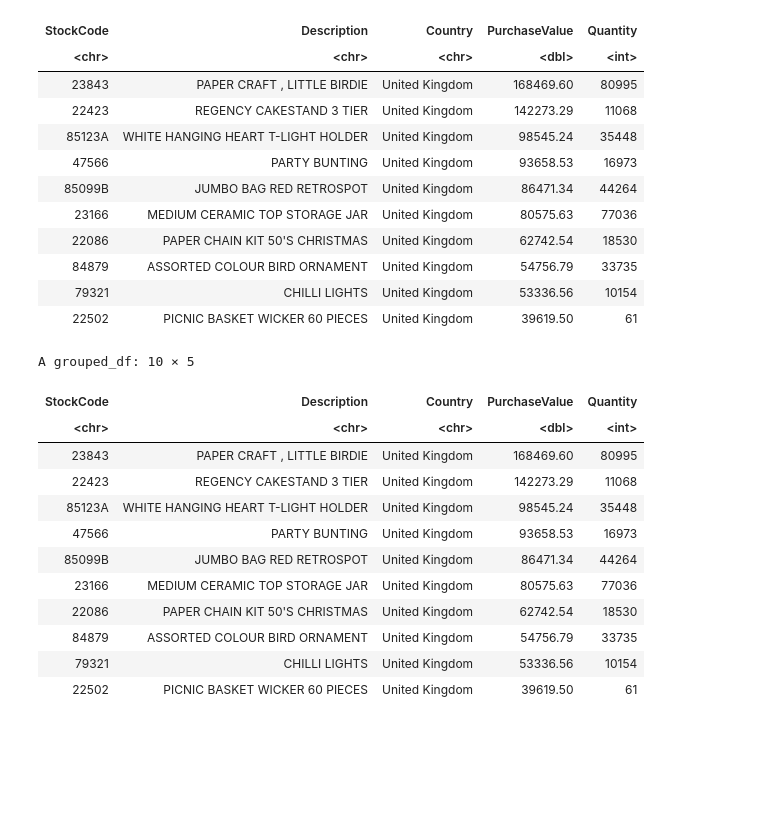
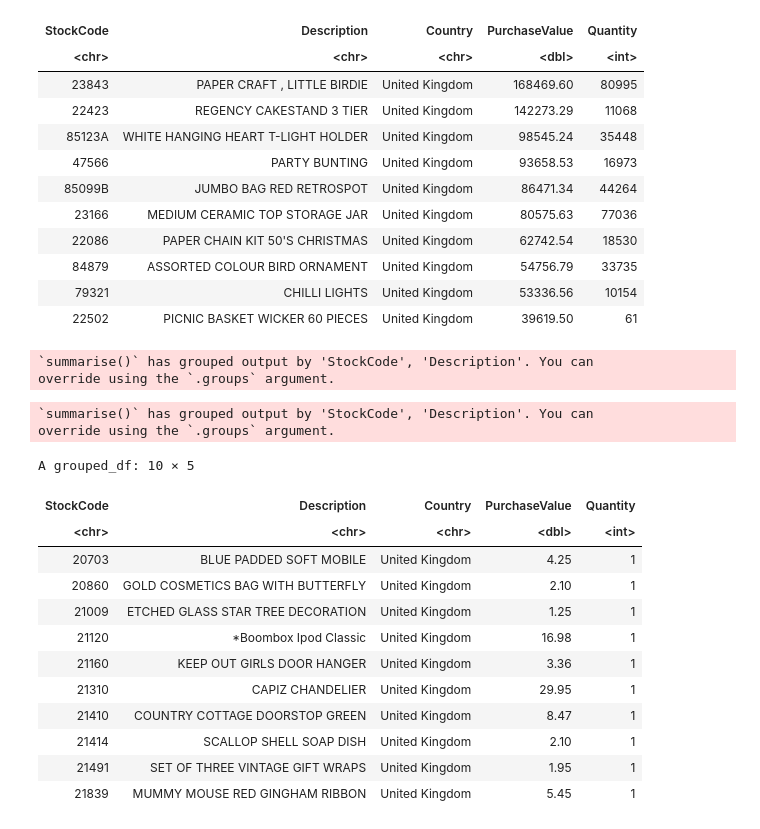
Before and after one commit to MrHolyveira/Analise-Bagy, a Jupyter notebook: R/main.ipynb, the cells around one changed output. Drawn from its saved outputs; the diff is of its cells as text; code cells hidden in the pictures; blank space fills up the shorter version.

```diff
--- a/R/main.ipynb
+++ b/R/main.ipynb
@@ -280,10 +280,9 @@ insight3.1 <- df %>% select(StockCode, Description,PurchaseValue, Country,Quanti
     filter( PurchaseValue > 0, Country == "United Kingdom") %>%
     group_by(StockCode, Description,Country) %>%
     summarise(PurchaseValue = sum(PurchaseValue), Quantity = sum(Quantity)) %>%
-    arrange(desc(PurchaseValue))  %>%
-    head(10)
+    arrange(desc(PurchaseValue))
 
-insight3.1
+insight3.1 %>% head(10)
 # %% [output]
 `summarise()` has grouped output by 'StockCode', 'Description'. You can
 override using the `.groups` argument.
@@ -303,46 +309,49 @@ A grouped_df: 10 × 5
+# %%
+
+# Insight 3.2: Relação de produtos que tiveram os menores valores de compra dentro do país com maior volume de vendas (Reino Unido).
+
+insight3.2 <- df %>% select(StockCode, Description,PurchaseValue, Country,Quantity)  %>%
+    filter( PurchaseValue > 0, Country == "United Kingdom") %>%
+    group_by(StockCode, Description,Country) %>%
+    summarise(PurchaseValue = sum(PurchaseValue), Quantity = sum(Quantity)) %>%
+    arrange(PurchaseValue)
+insight3.2 %>% head(10)
+# %% [output]
+`summarise()` has grouped output by 'StockCode', 'Description'. You can
+override using the `.groups` argument.
 # %%
-
-# Insight 3.2: Relação de produtos menos vendidos dentro do país com maior volume de vendas (Reino Unido).
-
-insight3.2 <- insight3.1 %>%
-    arrange(PurchaseValue) %>%
-    head(10)
-
-insight3.1 <- insight3.1 %>%
-    arrange(desc(PurchaseValue))  %>%
-    head(10)
-
-plotInsight3.1 <- ggplot(data = insight3.1, aes(x = reorder(Description, -PurchaseValue), y = PurchaseValue, fill = Description))+
-    geom_bar(stat='identity')+
-    theme( plot.title = element_text(hjust = 0.5, size = 24),axis.text.y = element_text(size = 20, hjust = 1), , axis.text.x = element_text(angle = 80, size = 20, hjust = 1),panel.background = element_rect(fill = 'grey'),) +
-    scale_fill_manual(values = pinkColors)+
-    labs(title="Insight 3.1: Os 10 Items mais vendidos no Reino Unido ",x ="Description", y = "PurchaseValue",fill="none") +
-    guides(fill="none")
-
-
 plotInsight3.2 <- ggplot(data = insight3.2, aes(x = reorder(Description, PurchaseValue), y = PurchaseValue, fill = Description))+
     geom_bar(stat='identity')+
     #theme(axis.text.y = element_text(size = 20, hjust = 1), axis.text.x = element_text(angle = 80, size = 20, hjust = 1)) +
     theme( plot.title = element_text(hjust = 0.5, size = 24),axis.text.y = element_text(size = 20, hjust = 1), , axis.text.x = element_text(angle = 80, size = 20, hjust = 1),panel.background = element_rect(fill = 'grey'),) +
     scale_fill_manual(values = pinkColors)+
-    labs(title="Insight 3.1: Os 10 Items menos vendidos no Reino Unido ",x ="Description", y = "PurchaseValue",fill="none") +
+    labs(title="Insight 3.2: Os 10 Items com menor valor de compra no Reino Unido ",x ="Description", y = "PurchaseValue",fill="none") +
     guides(fill="none")
-# %%
-insight3.2
-# %% [output]
-A grouped_df: 10 × 5
-| StockCode | Description | Country | PurchaseValue | Quantity |
-| <chr> | <chr> | <chr> | <dbl> | <int> |
-| 23843 | PAPER CRAFT , LITTLE BIRDIE | United Kingdom | 168469.60 | 80995 |
-| 22423 | REGENCY CAKESTAND 3 TIER | United Kingdom | 142273.29 | 11068 |
-| 85123A | WHITE HANGING HEART T-LIGHT HOLDER | United Kingdom | 98545.24 | 35448 |
-| 47566 | PARTY BUNTING | United Kingdom | 93658.53 | 16973 |
-| 85099B | JUMBO BAG RED RETROSPOT | United Kingdom | 86471.34 | 44264 |
-| 23166 | MEDIUM CERAMIC TOP STORAGE JAR | United Kingdom | 80575.63 | 77036 |
-| 22086 | PAPER CHAIN KIT 50'S CHRISTMAS | United Kingdom | 62742.54 | 18530 |
-| 84879 | ASSORTED COLOUR BIRD ORNAMENT | United Kingdom | 54756.79 | 33735 |
-| 79321 | CHILLI LIGHTS | United Kingdom | 53336.56 | 10154 |
-| 22502 | PICNIC BASKET WICKER 60 PIECES | United Kingdom | 39619.50 | 61 |
+# %%
+# Insight 3.3: Relação dos produtos menos comprados (Quantidade) dentro do país com maior volume de vendas (Reino Unido).
+# OBS: Existem cerca de 86 produtos que só venderam 1 unidade.
+insight3.3 <- df %>% select(StockCode, Description,PurchaseValue, Country,Quantity)  %>%
+    filter( PurchaseValue > 0, Country == "United Kingdom") %>%
+    group_by(StockCode, Description,Country) %>%
+    summarise(PurchaseValue = sum(PurchaseValue), Quantity = sum(Quantity)) %>%
+    arrange(Quantity)
+insight3.3 %>% head(10)
+# %% [output]
+`summarise()` has grouped output by 'StockCode', 'Description'. You can
+override using the `.groups` argument.
+A grouped_df: 10 × 5
+| StockCode | Description | Country | PurchaseValue | Quantity |
+| <chr> | <chr> | <chr> | <dbl> | <int> |
+| 20703 | BLUE PADDED SOFT MOBILE | United Kingdom | 4.25 | 1 |
+| 20860 | GOLD COSMETICS BAG WITH BUTTERFLY | United Kingdom | 2.10 | 1 |
+| 21009 | ETCHED GLASS STAR TREE DECORATION | United Kingdom | 1.25 | 1 |
+| 21120 | *Boombox Ipod Classic | United Kingdom | 16.98 | 1 |
+| 21160 | KEEP OUT GIRLS DOOR HANGER | United Kingdom | 3.36 | 1 |
+| 21310 | CAPIZ CHANDELIER | United Kingdom | 29.95 | 1 |
+| 21410 | COUNTRY COTTAGE DOORSTOP GREEN | United Kingdom | 8.47 | 1 |
+| 21414 | SCALLOP SHELL SOAP DISH | United Kingdom | 2.10 | 1 |
+| 21491 | SET OF THREE VINTAGE GIFT WRAPS | United Kingdom | 1.95 | 1 |
+| 21839 | MUMMY MOUSE RED GINGHAM RIBBON | United Kingdom | 5.45 | 1 |
 # %%
 # Plot dos Insights em jpeg
 jpeg(file = "insight1.jpeg", width=1280, height=720)
```
Also changed, not shown: parts of 5 cells of this notebook, 5 other files.
